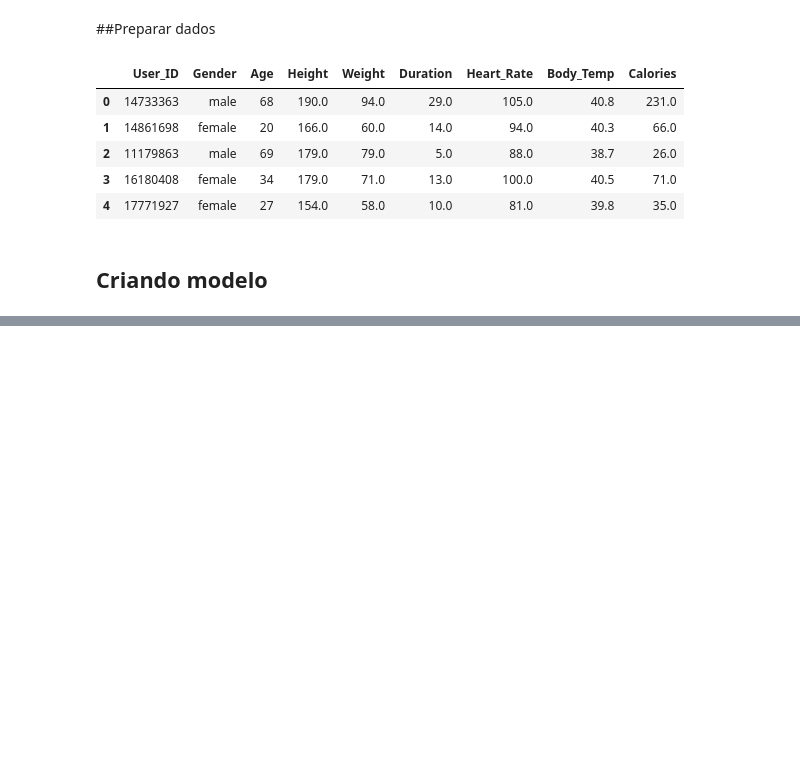
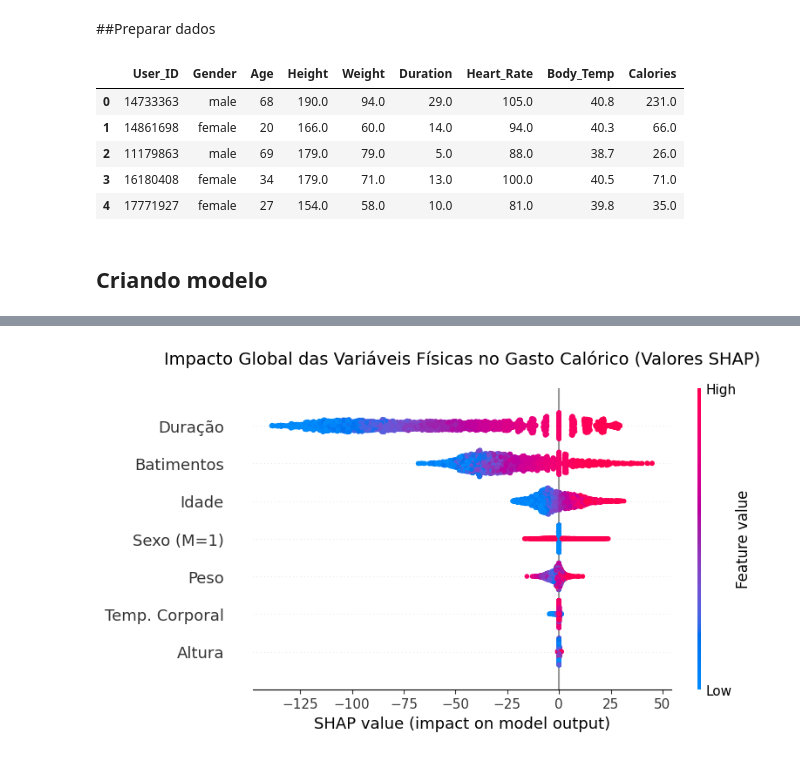
Before and after one commit to ClassNeuralNetwork/Regression-CaloricExpenditurePrediction, a Jupyter notebook: caloricExpenditurePrediction.ipynb, the cells around one changed output, grey strips where cells are left out. Drawn from its saved outputs; the diff is of its cells as text; code cells hidden in the pictures; blank space fills up the shorter version.

```diff
--- a/caloricExpenditurePrediction.ipynb
+++ b/caloricExpenditurePrediction.ipynb
@@ -47,6 +69,8 @@ X_train, X_test, y_train, y_test = train_test_split(
 scaler = StandardScaler()
 X_train = scaler.fit_transform(X_train)
 X_test = scaler.transform(X_test)
+# %%
+feature_names = ['Idade', 'Altura', 'Peso', 'Duração', 'Batimentos', 'Temp. Corporal', 'Sexo (M=1)']
 # %% [markdown]
 ## Criando modelo
 # %%
@@ -124,0 +154,3 @@ plt.show()
+# %%
+explainer = shap.KernelExplainer(model.predict, X_test[:1])
+shap_values = explainer.shap_values(X_test)
@@ -124,0 +176,15 @@ plt.show()
+# %%
+if isinstance(shap_values, list):
+    shap_values = shap_values[0]
+
+if len(shap_values.shape) > 2:
+    shap_values = np.squeeze(shap_values)
+
+plt.figure(figsize=(10, 6))
+shap.summary_plot(shap_values, X_test, feature_names=feature_names, show=False)
+
+plt.title("Impacto Global das Variáveis Físicas no Gasto Calórico (Valores SHAP)", fontsize=14, pad=20)
+
+plt.show()
+# %% [output]
+[figure, added]
```
Also changed, not shown: parts of 11 cells of this notebook.
